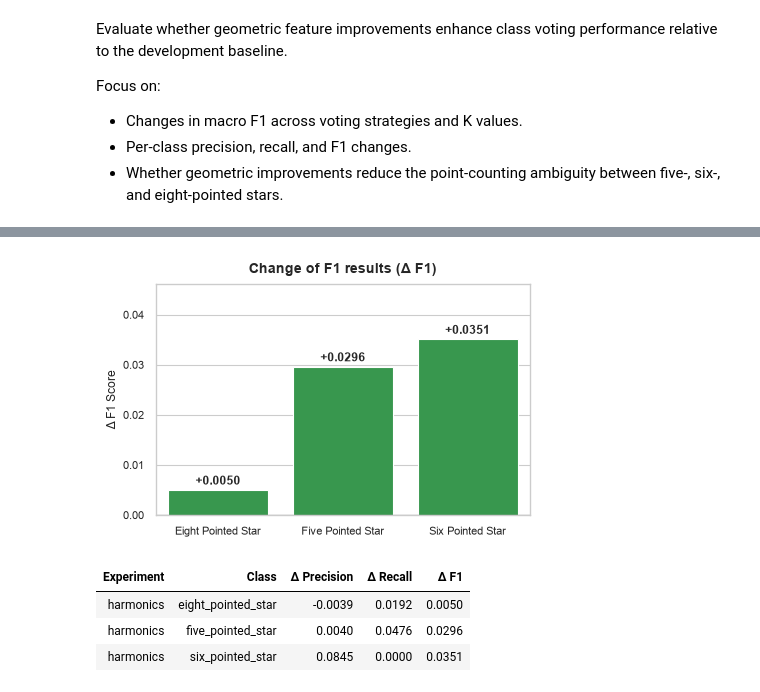
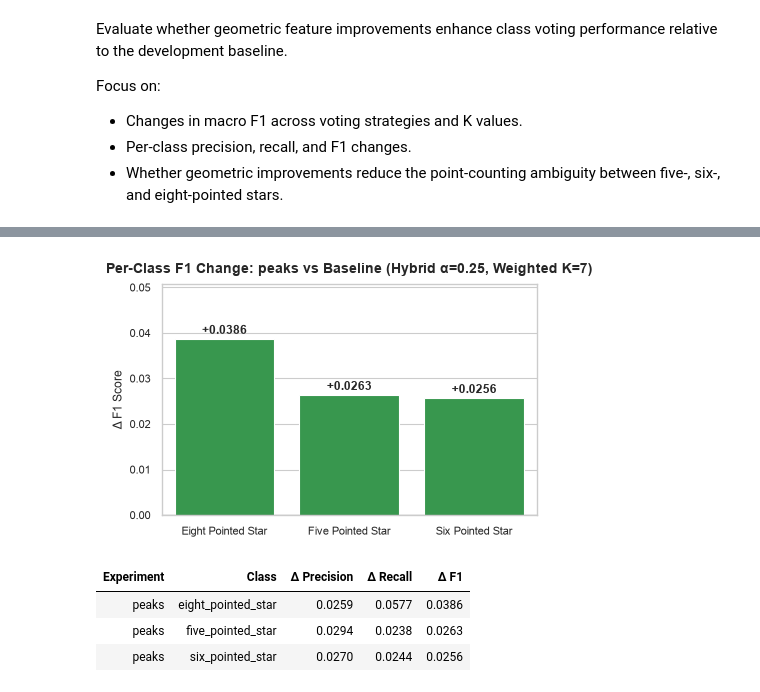
Before and after one commit to AetherMarina/symbolic-detective, a Jupyter notebook: notebooks/v0.2_class_voting_analysis.ipynb, the cells around one changed output, grey strips where cells are left out. Saved outputs shown, nothing was run; the diff lists cells and outputs as text; code cells hidden in the pictures.

```diff
--- a/notebooks/v0.2_class_voting_analysis.ipynb
+++ b/notebooks/v0.2_class_voting_analysis.ipynb
@@ -383,36 +436,37 @@ ax = sns.barplot(
 
 plt.axhline(0, color='black', linewidth=0.8)
 
 for p in ax.patches:
     val = p.get_height()
     ax.annotate(
         f"{val:+.4f}",
         (p.get_x() + p.get_width() / 2.0, val),
         ha='center',
         va='bottom' if val >= 0 else 'top',
         xytext=(0, 2 if val >= 0 else -10),
         textcoords='offset points',
         fontsize=8.5,
         fontweight='bold'
     )
 
-plt.title('Change of F1 results (Δ F1)', fontsize=10, pad=8, fontweight='bold')
+plt.title(f"Per-Class F1 Change: {selected_experiment} vs Baseline (Hybrid α=0.25, Weighted K=7)",
+    fontsize=10, pad=8, fontweight="bold")
 plt.xlabel('', fontsize=9)
 plt.ylabel('Δ F1 Score', fontsize=8.5)
 
 plt.xticks(fontsize=8)
 plt.yticks(fontsize=8)
 
 y_min, y_max = ax.get_ylim()
 ax.set_ylim(y_min * 1.25 if y_min < 0 else y_min, y_max * 1.25 if y_max > 0 else y_max)
 
 plt.tight_layout()
 plt.show()
 
 display(styled_stars)
 # %% [output]
-[figure, old version]
+[figure, new version]
 | Experiment | Class | Δ Precision | Δ Recall | Δ F1 |
-| harmonics | eight_pointed_star | -0.0039 | 0.0192 | 0.0050 |
-| harmonics | five_pointed_star | 0.0040 | 0.0476 | 0.0296 |
-| harmonics | six_pointed_star | 0.0845 | 0.0000 | 0.0351 |
+| peaks | eight_pointed_star | 0.0259 | 0.0577 | 0.0386 |
+| peaks | five_pointed_star | 0.0294 | 0.0238 | 0.0263 |
+| peaks | six_pointed_star | 0.0270 | 0.0244 | 0.0256 |
```
Also changed, not shown: parts of 10 cells of this notebook, 18 other files.
